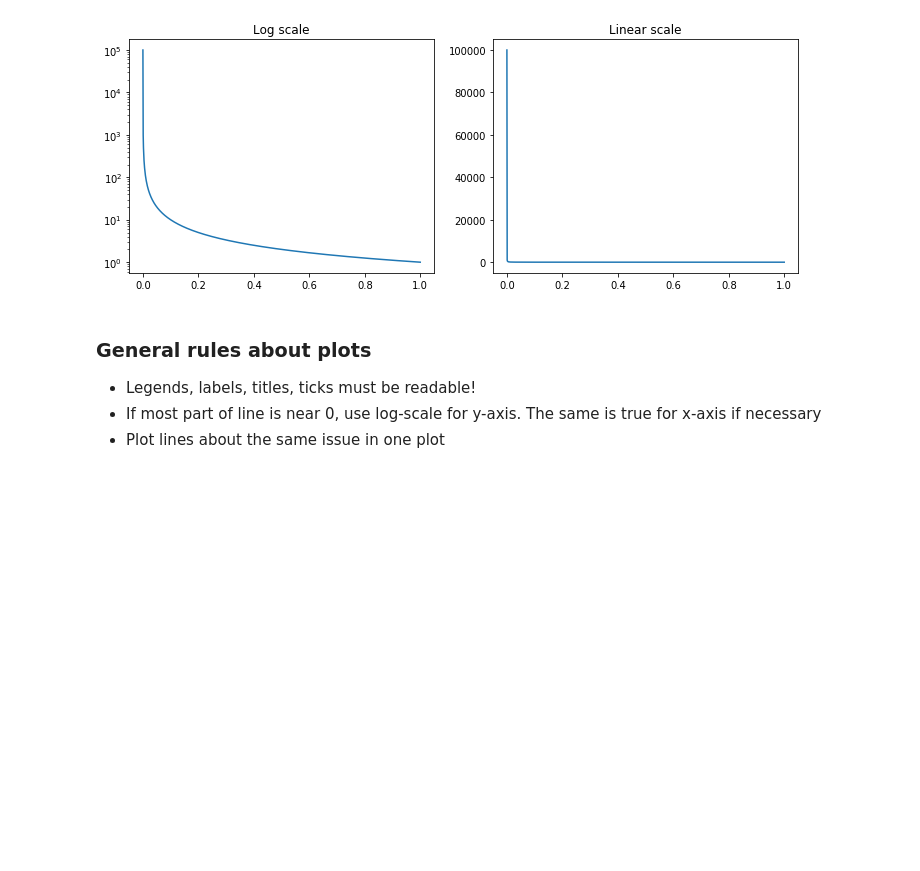
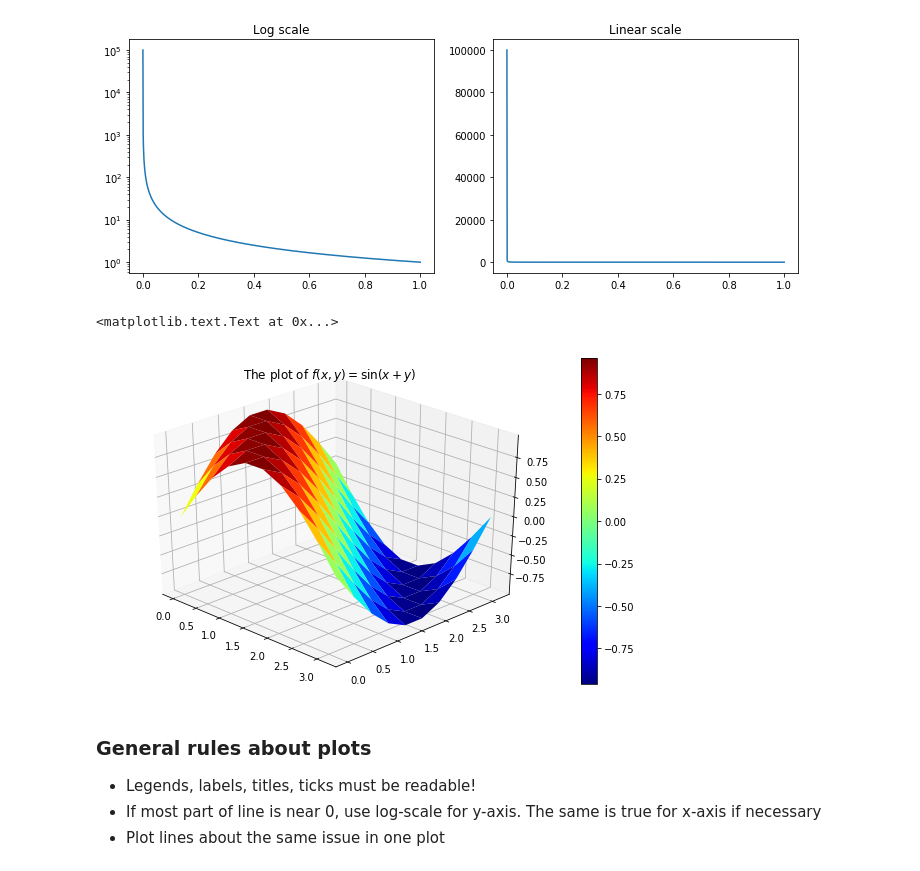
Before and after one commit to amkatrutsa/intro_ml, a Jupyter notebook: Python_tutorial.ipynb, the cells around one changed output. Drawn from its saved outputs; the diff is of its cells as text; code cells hidden in the pictures; blank space fills up the shorter version.

```diff
--- a/Python_tutorial.ipynb
+++ b/Python_tutorial.ipynb
@@ -867,6 +1048,21 @@ plt.title("Linear scale")
 plt.tight_layout()
 # %% [output]
 [figure]
+# %%
+linear_index = np.linspace(0, np.pi, 10, endpoint=True)
+mesh_x, mesh_y = np.meshgrid(linear_index, linear_index)
+values_3D = np.sin(mesh_x + mesh_y)
+
+fig = plt.figure(figsize=(10,6))
+ax = fig.gca(projection="3d")
+
+surf = ax.plot_surface(mesh_x, mesh_y, values_3D, cmap="jet")
+ax.view_init(azim=-45, elev=30)
+fig.colorbar(surf)
+plt.title('The plot of $f(x, y) = \sin(x+y)$')
+# %% [output]
+<matplotlib.text.Text at 0x...>
+[figure, added]
 # %% [markdown]
 ### General rules about plots
 
```
Also changed, not shown: parts of 21 cells of this notebook.
